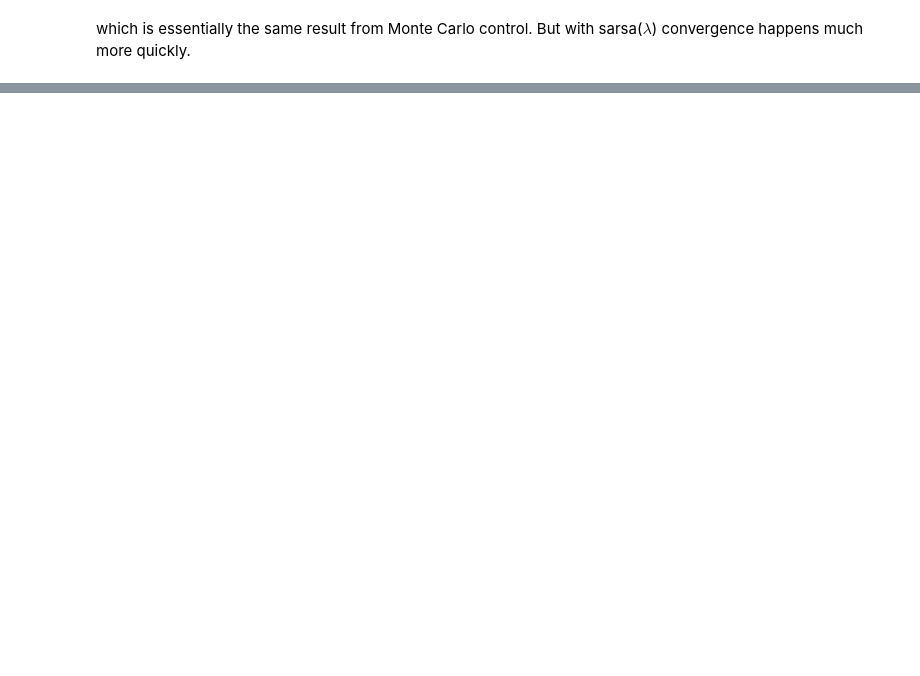
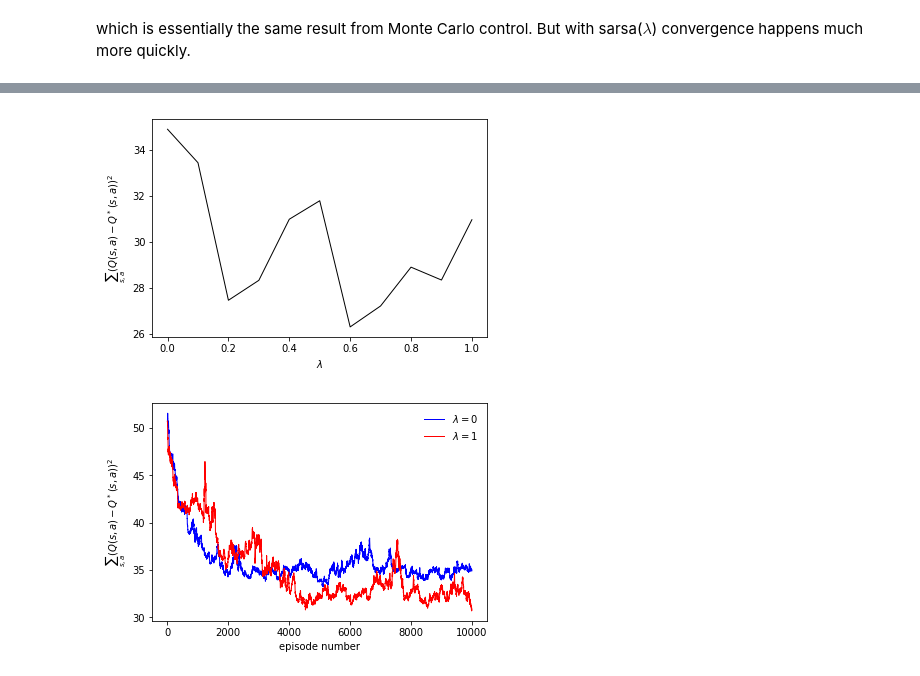
Before and after one commit to zhong1wan/RL, a Jupyter notebook: easy21.ipynb, the cells around one changed output, grey strips where cells are left out. Saved outputs shown, nothing was run; the diff lists cells and outputs as text; code cells hidden in the pictures; blank space fills up the shorter version.

```diff
--- a/easy21.ipynb
+++ b/easy21.ipynb
@@ -280,0 +345,13 @@ which is essentially the same result from Monte Carlo control. But with sarsa($\
+# %%
+def ep_greedy_fa(d, s, q_hat, ep=.05):
+
+    # assume 1<=d<=10 and 1<=s<=21
+
+    if random.random() < ep:
+        # exploration
+        action = random.randint(0, 1)
+    else:
+        # exploitation
+        action = q_hat.greedy_action(d, s)
+
+    return action
@@ -280,0 +360,67 @@ which is essentially the same result from Monte Carlo control. But with sarsa($\
+# %%
+num_eps = 10000
+Q_fa = np.zeros((len(lmdas), 10, 21))    # stores final optimal action values for all lambdas
+errs_01 = np.zeros((2, num_eps))    # stores learning curve for lambda = 0 and lambda = 1
+errs_final = np.zeros(len(lmdas))
+alpha = .01
+q_hats = list()    # stores all function approximators for different lambdas
+
+
+for idx, lmda in enumerate(lmdas):
+
+    q_hat = func_approximator(num_features=36)
+
+    # main episodic iteration
+    for eps in range(num_eps):
+
+        # set initial state
+        E = np.zeros(q_hat.num_features)    # eligibility trace
+        d, s = card_draw(first=True), card_draw(first=True)    # initialize state
+        a = ep_greedy_fa(d, s, q_hat)    # initialize action
+        end = False
+
+        # episode stepping
+        while end is False:
+
+            s_new, r = step(d, s, a)
+            end = True if a == 0 or s_new > 21 or s_new < 1 else False
+
+            # rewards are associated with terminal states, not actions
+            if end is False:
+                a_next = ep_greedy_fa(d, s_new, q_hat)
+                delta = q_hat.eval_func(d, s_new, a_next) - q_hat.eval_func(d, s, a)
+            else:
+                delta = r - q_hat.eval_func(d, s, a)
+
+            E += q_hat.eval_feature(d, s, a)
+            q_hat.w += alpha * delta * E
+            E = lmda*E
+
+            s, a = s_new, a_next
+
+        if lmda == 0 or lmda == 1:
+            errs_01[int(lmda), eps] = q_hat.err_calc(Q)
+
+    # store final optimal action value
+    Q_fa[idx] = q_hat.state_value_calc()
+    errs_final[idx] = q_hat.err_calc(Q)
+    q_hats.append(q_hat)
+
+# plot err vs. lambda
+plt.figure()
+plt.plot(lmdas, errs_final, 'k-', linewidth=1)
+plt.xlabel(r'$\lambda$')
+plt.ylabel(r'$\sum_{s,a}(Q(s,a) - Q^*(s,a))^2$')
+
+# plot learning curve for lambda = 0 and 1
+plt.figure()
+plt.plot(np.arange(num_eps), errs_01[0, :], 'b-', label=r'$\lambda=0$', linewidth=1)
+plt.plot(np.arange(num_eps), errs_01[1, :], 'r-', label=r'$\lambda=1$', linewidth=1)
+plt.xlabel('episode number')
+plt.ylabel(r'$\sum_{s,a}(Q(s,a) - Q^*(s,a))^2$')
+plt.legend(frameon=False)
+
+plt.show()
+# %% [output]
+[figure, added]
+[figure, added]
```
Also changed, not shown: parts of 10 cells of this notebook.
